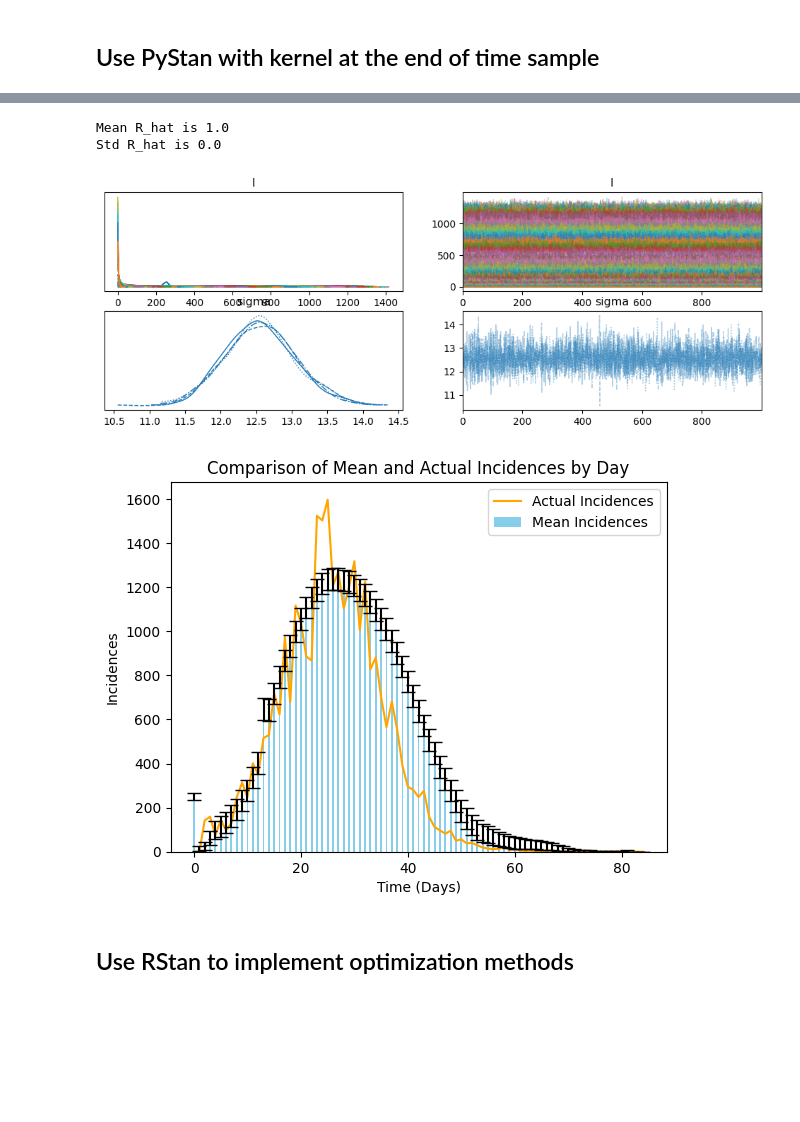
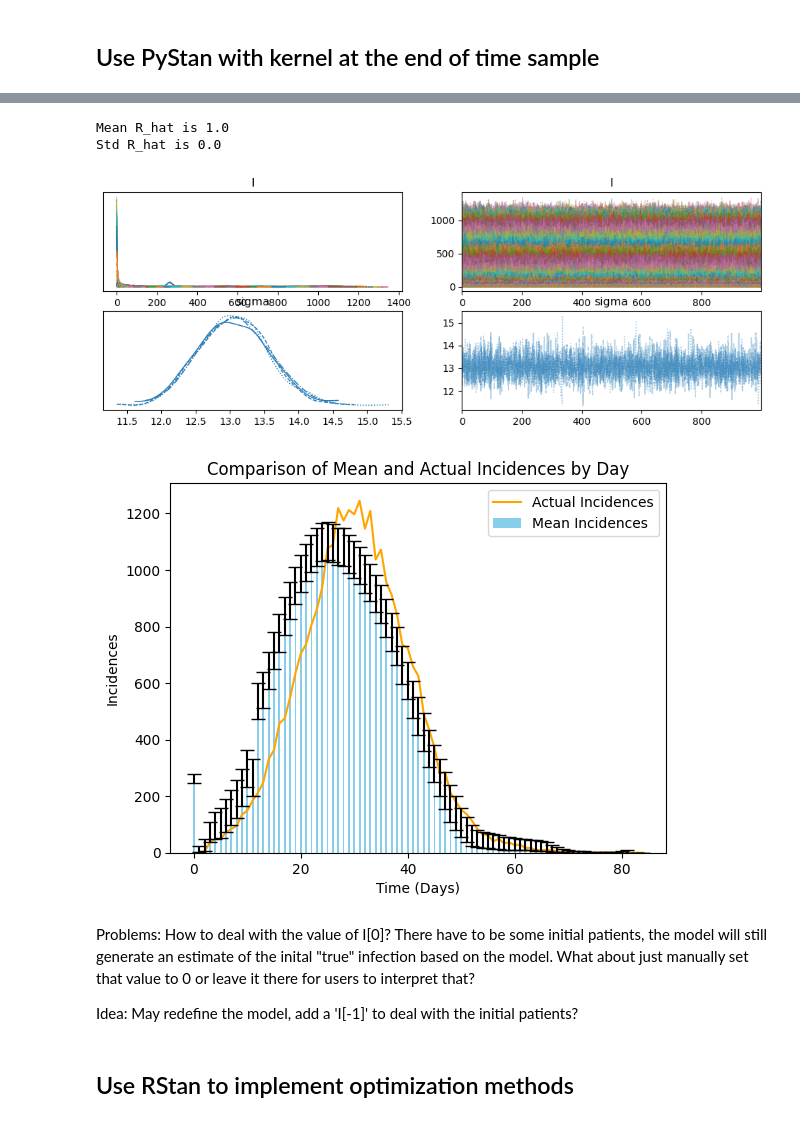
Before and after one commit to SABS-R3-Epidemiology/EpiPI, a Jupyter notebook: pipeline.ipynb, the cells around one changed output, grey strips where cells are left out. Drawn from its saved outputs; the diff is of its cells as text; code cells hidden in the pictures; blank space fills up the shorter version.

```diff
--- a/pipeline.ipynb
+++ b/pipeline.ipynb
@@ -8,7 +11,11 @@ import numpy as np
 # %%
 # Data Preparation
-omega = pd.read_csv('../EpiOS/omega.csv')['omega'].values
+omega = pd.read_csv('./PCR_curve_summary.csv')['median'].values
+omega_pos_list = np.arange(1, 31) * 10
+omega = omega[omega_pos_list]
 theta = pd.read_csv('../EpiOS/y_interpolated.csv')['y_interpolated'].values
+theta_true = pd.read_csv('../EpiOS/true_infection.csv')['True'].values
+# theta = theta - 0.5 * theta[0]
 incidences_true = pd.read_csv('../EpiOS/incidences_true.csv')['incidences_true'].values
 # %% [markdown]
 ## Use PyStan with kernel at the end of time sample
@@ -64,20 +72,24 @@ print('Std R_hat is', df['r_hat'].values.std())
 # %% [output]
 Mean R_hat is 1.0
 Std R_hat is 0.0
-[figure, old version]
+[figure, new version]
 # %%
 pre_I = np.array(list(df['mean'].values[:-1]) + kernel)
-pre_std = np.array(list(df['sd'].values[:-1]) + [0, 0, 0])
+pre_std = np.array(list(df['sd'].values[:-1]) + kernel)
 plt.plot(range(starting_time_point, end_time_point), incidences_true[starting_time_point:end_time_point], color='orange', label='Actual Incidences')
 plt.bar(range(starting_time_point, end_time_point), pre_I, yerr=pre_std, color='skyblue', capsize=5, label='Mean Incidences', width=0.35)
 # Adding details
 plt.xlabel('Time (Days)')
 plt.ylabel('Incidences')
 plt.title('Comparison of Mean and Actual Incidences by Day')
 plt.legend()
 plt.show()
 # %% [output]
-[figure, old version]
+[figure, new version]
+# %% [markdown]
+Problems: How to deal with the value of I[0]? There have to be some initial patients, the model will still generate an estimate of the inital "true" infection based on the model. What about just manually set that value to 0 or leave it there for users to interpret that?
+
+Idea: May redefine the model, add a 'I[-1]' to deal with the initial patients?
 # %% [markdown]
 ## Use RStan to implement optimization methods
 # %%
```
Also changed, not shown: parts of 11 cells of this notebook, 1 other file.
